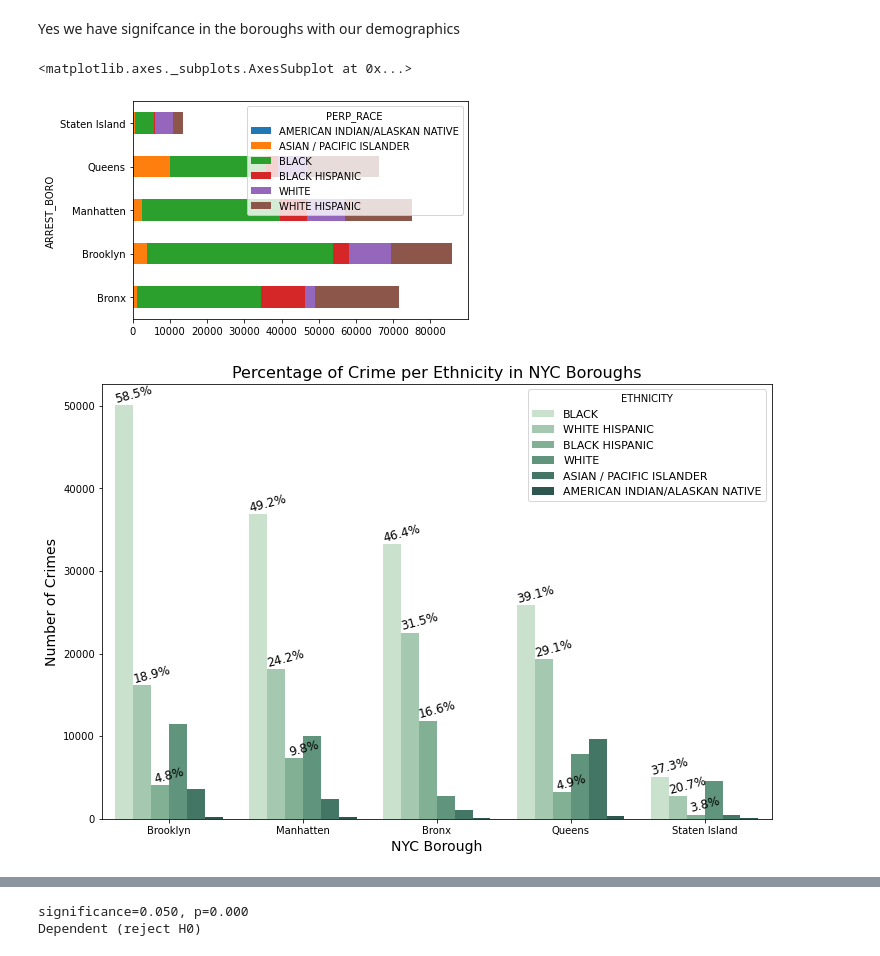
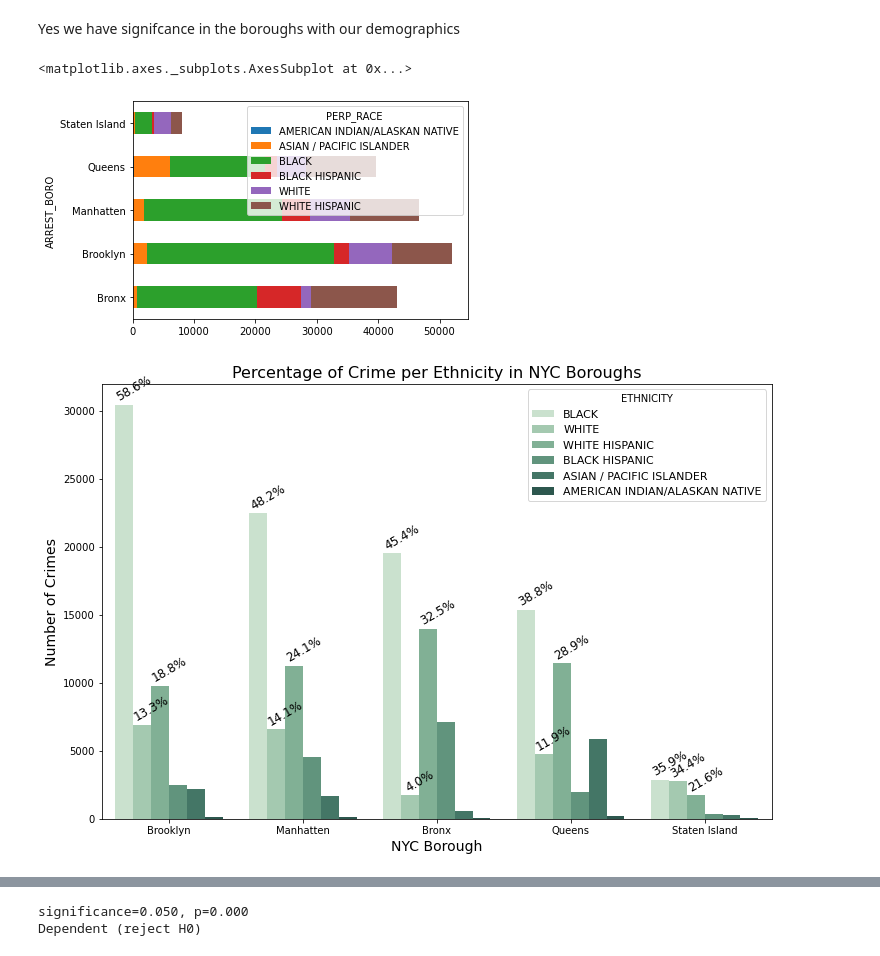
Before and after one commit to MudSnail/MidTerm, a Jupyter notebook: Pre_Covid_EDA.ipynb, the cells around one changed output, grey strips where cells are left out. Saved outputs shown, nothing was run; the diff lists cells and outputs as text; code cells hidden in the pictures.

```diff
--- a/Pre_Covid_EDA.ipynb
+++ b/Pre_Covid_EDA.ipynb
@@ -35,6 +36,5 @@ df.head()
 # %%
-#I will also upload the dataframe without ordinals for some plots
-data = pd.read_csv('Data/EDA_data/crime_master.csv')
+data = pd.read_csv('Data/EDA_data/pre_covid_crime.csv')
 data.head()
 # %% [output]
 |  | ARREST_DATE | Crime Severity | ARREST_BORO | AGE_GROUP | PERP_SEX | PERP_RACE | Latitude | Longitude | ... |
@@ -414,35 +413,34 @@ F_onewayResult(statistic=169905.29221649547, pvalue=0.0)
 # %% [markdown]
 Yes we have signifcance in the boroughs with our demographics
 # %%
-#Bar plot showing proportion of crimes committed per rae at each boro
+#Bar plot showing proportion of crimes committed per race at each boro
 pd.crosstab(data['ARREST_BORO'], data['PERP_RACE']).plot(kind="barh",stacked=True)
 # %% [output]
 <matplotlib.axes._subplots.AxesSubplot at 0x...>
-[figure, old version]
+[figure, new version]
 # %%
-#Calculating the percentage of crime severity at each borough
+#Calculating the percentage of crimes by ethnicity at each borough
 boro_name = ['Manhatten', 'Brooklyn', 'Queens', 'Bronx', 'Staten Island']
 race = ['AMERICAN INDIAN/ALASKAN NATIVE', 'ASIAN / PACIFIC ISLANDER',
         'BLACK', 'BLACK HISPANIC', 'WHITE','WHITE HISPANIC']
 subtotal_boro = data.groupby('ARREST_BORO')['PERP_RACE'].agg('count').sort_values(ascending=False) #total of each boro count
 fig = plt.figure(figsize=[12,8])
 ax = sns.countplot(x="ARREST_BORO", hue="PERP_RACE",
                    data=data[['ARREST_BORO', 'PERP_RACE']],
                    order = subtotal_boro.index,
                   palette = "ch:2.5,-.2,dark=.3")
 
 ax.set_xlabel('NYC Borough', fontsize = 14)
 ax.set_ylabel('Number of Crimes', fontsize = 14)
 ax.set_title('Percentage of Crime per Ethnicity in NYC Boroughs', fontsize = 16)
-#ax._legend.set_title('Ethnicity', fontsize=12)
 ax.legend(title = "ETHNICITY", fontsize = 11)
 
 #calculate percentage to anntotate
 boro_num2 = [val for val in range(0, 5)]*3 #[0,1,2,3,4,0,1,2,3,4...] work for the order
 for p, i in zip(ax.patches, boro_num2):
     percent = p.get_height()/subtotal_boro[i]
     ax.annotate('{:.1f}%'. format(percent*100), (p.get_x()+0.138, p.get_height()+300),
-                ha='center', size=12, rotation = 15)
+                ha='center', size=12, rotation = 30)
 # %% [output]
-[figure, old version]
+[figure, new version]
 # %%
```
Also changed, not shown: parts of 39 cells of this notebook.
